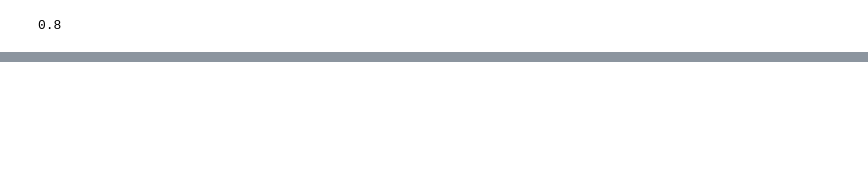
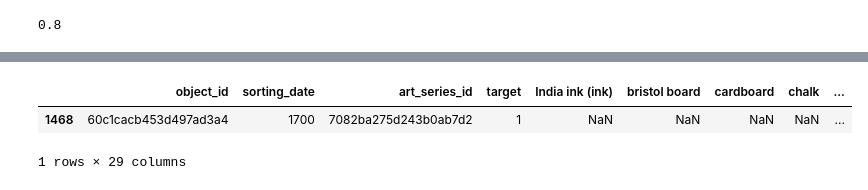
Before and after one commit to junprog/atmaCup11, a Jupyter notebook: EDA.ipynb, the cells around one changed output, grey strips where cells are left out. Cells and saved outputs as stored; diff of their text form; code cells hidden in the pictures; blank space fills up the shorter version.

```diff
--- a/EDA.ipynb
+++ b/EDA.ipynb
@@ -149,0 +184,6 @@ acc
+# %%
+unit_df[unit_df.object_id == '60c1cacb453d497ad3a4']
+# %% [output]
+|  | object_id | sorting_date | art_series_id | target | India ink (ink) | bristol board | cardboard | chalk | ... |
+| 1468 | 60c1cacb453d497ad3a4 | 1700 | 7082ba275d243b0ab7d2 | 1 | NaN | NaN | NaN | NaN | ... |
+1 rows × 29 columns
```
Also changed, not shown: parts of 7 cells of this notebook, 6 other files.
